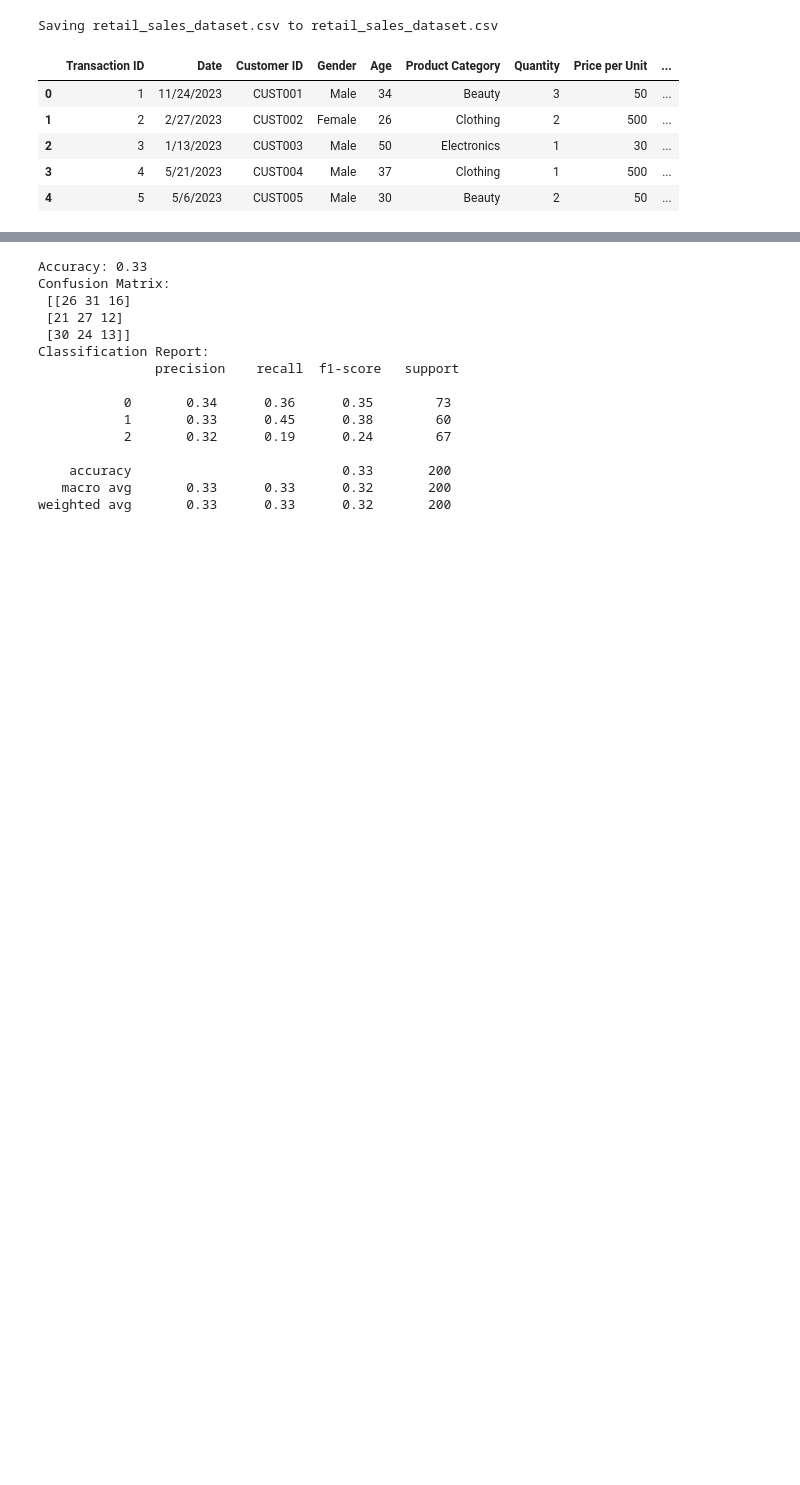
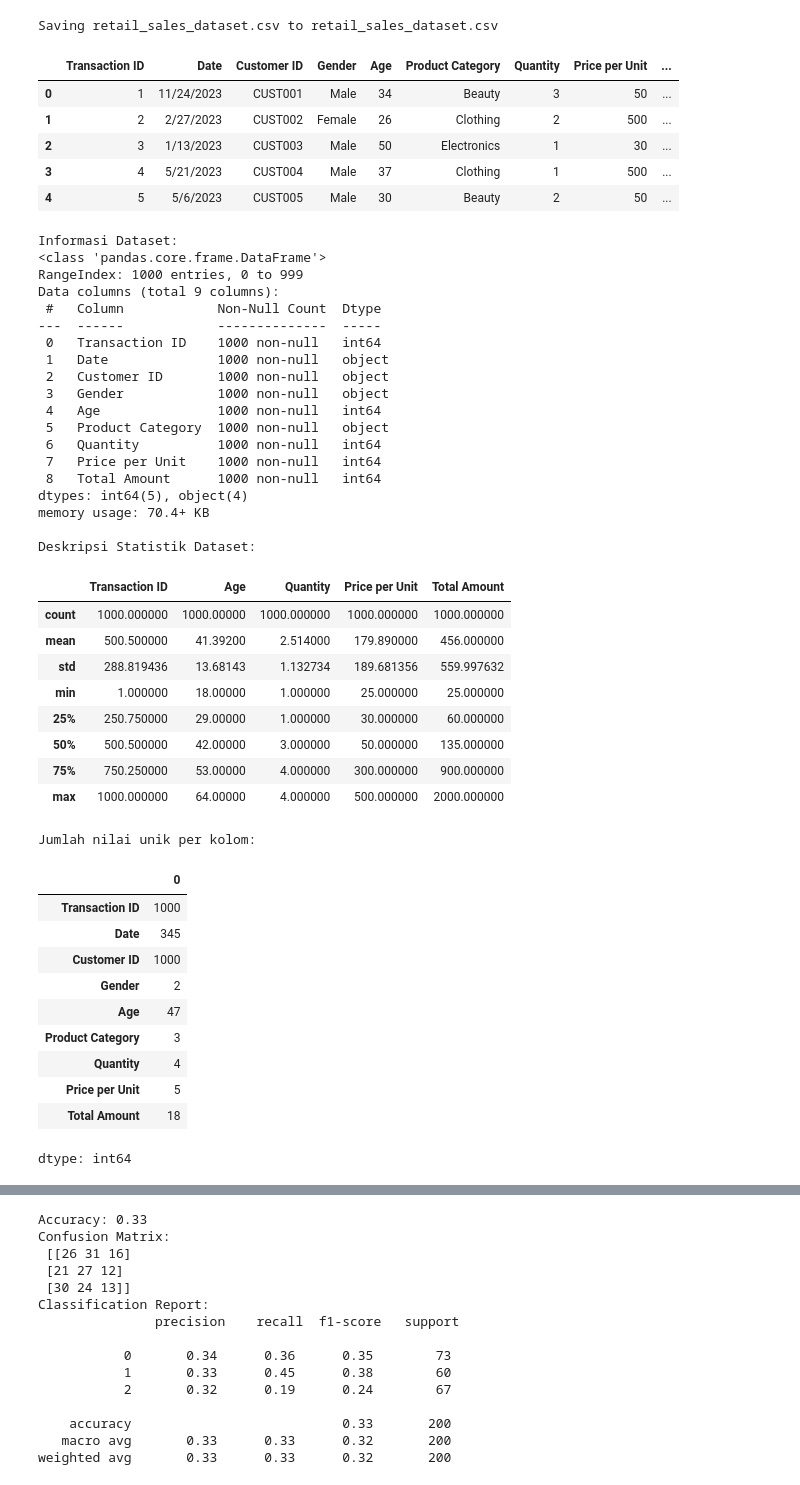
Before and after one commit to fikriahmadsaputra/Data-Mining-, a Jupyter notebook: UAS_Data_Mining_Fikri_Ahmad_Saputra_211011401465.ipynb, the cells around one changed output, grey strips where cells are left out. Saved outputs shown, nothing was run; the diff lists cells and outputs as text; code cells hidden in the pictures; blank space fills up the shorter version.

```diff
--- a/UAS_Data_Mining_Fikri_Ahmad_Saputra_211011401465.ipynb
+++ b/UAS_Data_Mining_Fikri_Ahmad_Saputra_211011401465.ipynb
@@ -20,3 +20,54 @@ Saving retail_sales_dataset.csv to retail_sales_dataset.csv
 | 2 | 3 | 1/13/2023 | CUST003 | Male | 50 | Electronics | 1 | 30 | ... |
 | 3 | 4 | 5/21/2023 | CUST004 | Male | 37 | Clothing | 1 | 500 | ... |
 | 4 | 5 | 5/6/2023 | CUST005 | Male | 30 | Beauty | 2 | 50 | ... |
+# %%
+# Analisis awal dataset
+print("Informasi Dataset:")
+df.info()
+
+print("\nDeskripsi Statistik Dataset:")
+display(df.describe())
+
+print("\nJumlah nilai unik per kolom:")
+display(df.nunique())
+# %% [output]
+Informasi Dataset:
+<class 'pandas.core.frame.DataFrame'>
+RangeIndex: 1000 entries, 0 to 999
+Data columns (total 9 columns):
+ #   Column            Non-Null Count  Dtype
+---  ------            --------------  -----
+ 0   Transaction ID    1000 non-null   int64
+ 1   Date              1000 non-null   object
+ 2   Customer ID       1000 non-null   object
+ 3   Gender            1000 non-null   object
+ 4   Age               1000 non-null   int64
+ 5   Product Category  1000 non-null   object
+ 6   Quantity          1000 non-null   int64
+ 7   Price per Unit    1000 non-null   int64
+ 8   Total Amount      1000 non-null   int64
+dtypes: int64(5), object(4)
+memory usage: 70.4+ KB
+
+Deskripsi Statistik Dataset:
+|  | Transaction ID | Age | Quantity | Price per Unit | Total Amount |
+| count | 1000.000000 | 1000.00000 | 1000.000000 | 1000.000000 | 1000.000000 |
+| mean | 500.500000 | 41.39200 | 2.514000 | 179.890000 | 456.000000 |
+| std | 288.819436 | 13.68143 | 1.132734 | 189.681356 | 559.997632 |
+| min | 1.000000 | 18.00000 | 1.000000 | 25.000000 | 25.000000 |
+| 25% | 250.750000 | 29.00000 | 1.000000 | 30.000000 | 60.000000 |
+| 50% | 500.500000 | 42.00000 | 3.000000 | 50.000000 | 135.000000 |
+| 75% | 750.250000 | 53.00000 | 4.000000 | 300.000000 | 900.000000 |
+| max | 1000.000000 | 64.00000 | 4.000000 | 500.000000 | 2000.000000 |
+Jumlah nilai unik per kolom:
+|  | 0 |
+| Transaction ID | 1000 |
+| Date | 345 |
+| Customer ID | 1000 |
+| Gender | 2 |
+| Age | 47 |
+| Product Category | 3 |
+| Quantity | 4 |
+| Price per Unit | 5 |
+| Total Amount | 18 |
+dtype: int64
```
Also changed, not shown: parts of 18 cells of this notebook.
